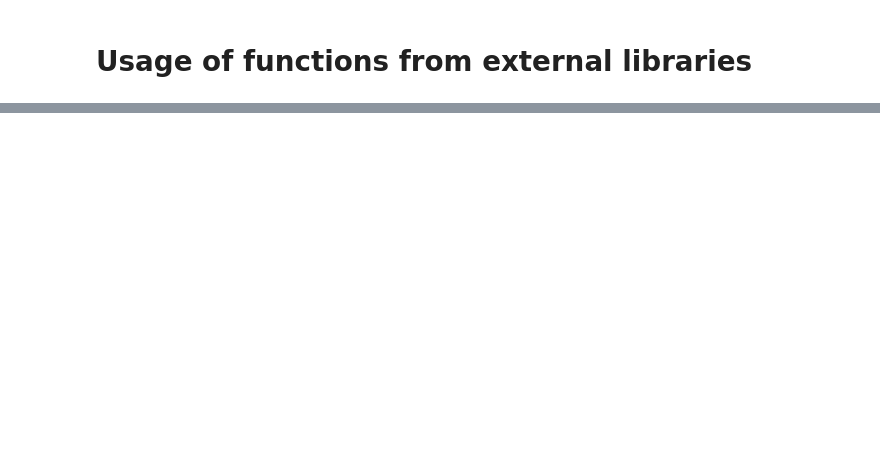
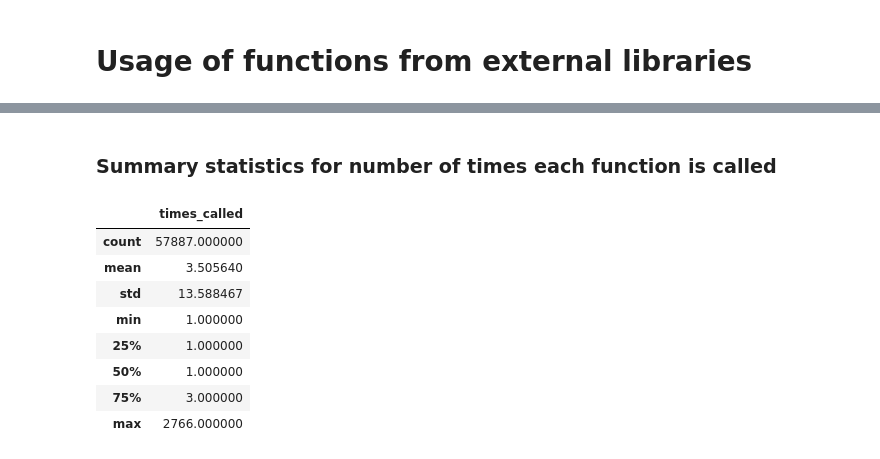
Before and after one commit to jwons/large-scale-ll-prov-analysis, a Jupyter notebook: scripts/02_analysis_of_aggregate.ipynb, the cells around one changed output, grey strips where cells are left out. Drawn from its saved outputs; the diff is of its cells as text; code cells hidden in the pictures; blank space fills up the shorter version.

```diff
--- a/scripts/02_analysis_of_aggregate.ipynb
+++ b/scripts/02_analysis_of_aggregate.ipynb
@@ -69,3 +94,17 @@ func_count_df.describe()
 | 50% | 1.000000 |
 | 75% | 2.000000 |
 | max | 41.000000 |
+# %% [markdown]
+### Summary statistics for number of times each function is called
+# %%
+func_df.describe()
+# %% [output]
+|  | times_called |
+| count | 57887.000000 |
+| mean | 3.505640 |
+| std | 13.588467 |
+| min | 1.000000 |
+| 25% | 1.000000 |
+| 50% | 1.000000 |
+| 75% | 3.000000 |
+| max | 2766.000000 |
```
Also changed, not shown: parts of 8 cells of this notebook.
